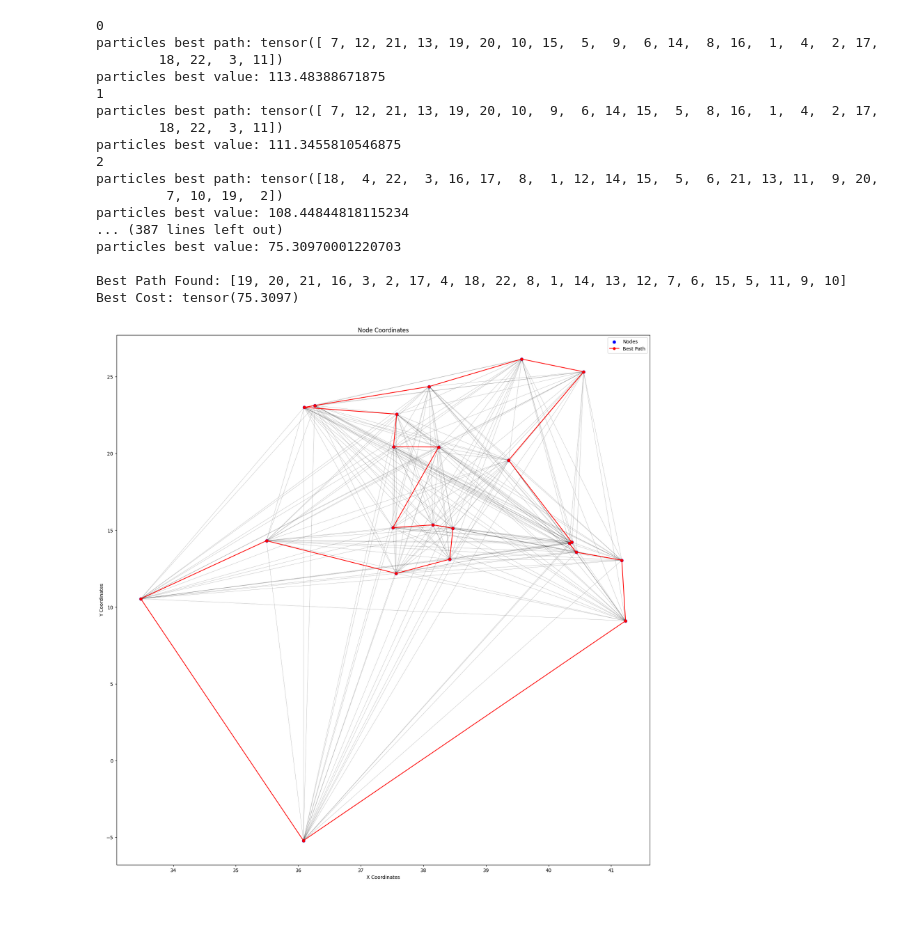
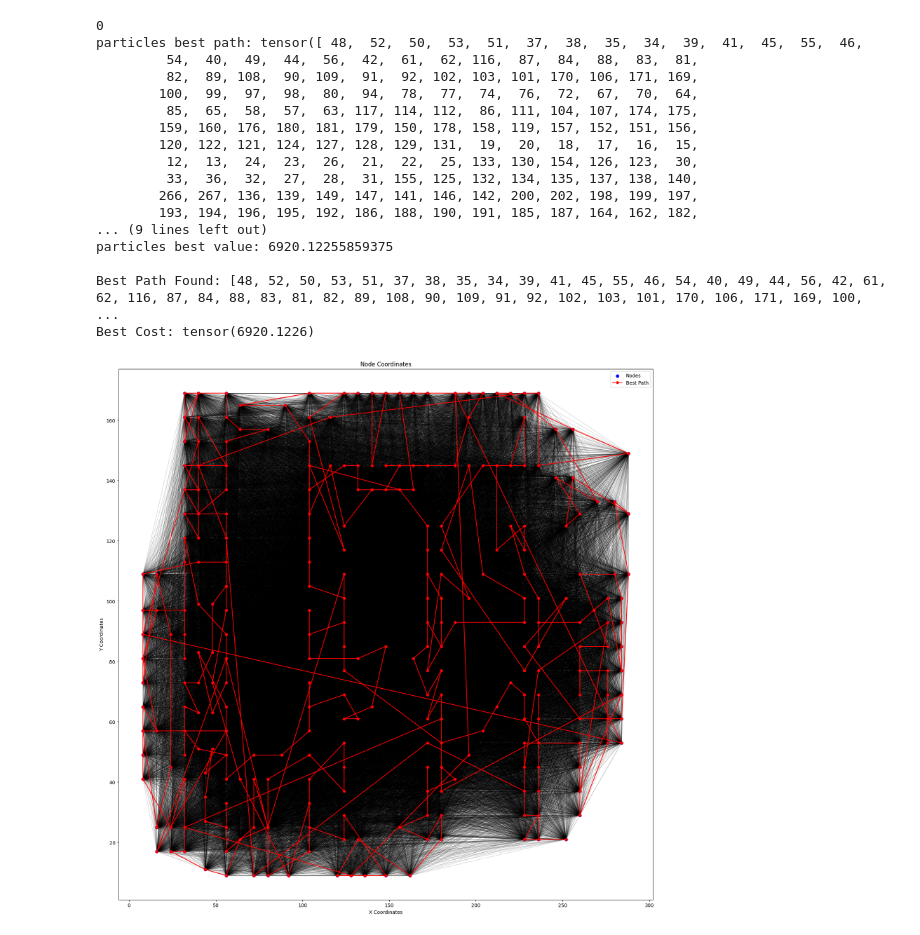
Before and after one commit to arjy143/Solving-TSP-using-particle-swarm-optimisation, a Jupyter notebook: ulysses22_notebook.ipynb, the cells around one changed output. Drawn from its saved outputs; the diff is of its cells as text; code cells hidden in the pictures.

```diff
--- a/ulysses22_notebook.ipynb
+++ b/ulysses22_notebook.ipynb
@@ -49,22 +49,23 @@ def compute_distance_matrix(coordinatesTensor):
 
     return distance_matrix
 # %%
-response = requests.get("https://raw.githubusercontent.com/mastqe/tsplib/refs/heads/master/ulysses22.tsp")
+response = requests.get("https://raw.githubusercontent.com/mastqe/tsplib/refs/heads/master/a280.tsp")
 ulysses22 = TspParser(response.text)
 distance_matrix = compute_distance_matrix(ulysses22.coordinatesTensor)
 # %%
-def plotBestPath(nodeCoordinates, distance_matrix, best_path):
+def plotBestPath(nodeCoordinates, distance_matrix, best_path, plotAllEdges=False):
     xCoords = [coord[0] for coord in nodeCoordinates.values()]
     yCoords = [coord[1] for coord in nodeCoordinates.values()]
     plt.figure(figsize=(20, 20))
     plt.scatter(xCoords, yCoords, c='blue', marker='o', label='Nodes')
     nodeCount = len(nodeCoordinates)
-    for i in range(1, nodeCount + 1):
-        for j in range(i + 1, nodeCount + 1):
-            if distance_matrix[i, j] > 0:
-                x1, y1 = nodeCoordinates[i ]
-                x2, y2 = nodeCoordinates[j]
-                plt.plot([x1, x2], [y1, y2], 'k-', lw=0.5, alpha=0.3)
+    if plotAllEdges:
+        for i in range(1, nodeCount + 1):
+            for j in range(i + 1, nodeCount + 1):
+                if distance_matrix[i, j] > 0:
+                    x1, y1 = nodeCoordinates[i ]
+                    x2, y2 = nodeCoordinates[j]
+                    plt.plot([x1, x2], [y1, y2], 'k-', lw=0.5, alpha=0.3)
 
     xValues = []
     yValues = []
@@ -229,41 +230,41 @@ class ParticleSwarmOptimiser:
         pass
 # %%
 
-particleCount = 20
-maxIterations = 100
+particleCount = 1
+maxIterations = 1
 inertia = 0.8
 c1 = 1.5
 c2 = 1.5
 pso = ParticleSwarmOptimiser(
     nodeCount=ulysses22.dimension,
     particleCount=particleCount,
     inertia=inertia,
     particleCognition=c1,
     socialInfluence=c2
 )
 
-pso.optimise(distance_matrix_ulysses22, maxIterations)
+pso.optimise(distance_matrix, maxIterations)
 best_path, best_cost = pso.getBestSolution()
 
 print("\nBest Path Found:", best_path.tolist())
 print("Best Cost:", best_cost)
-plotBestPath(ulysses22.nodeCoordinates, distance_matrix_ulysses22, best_path)
+plotBestPath(ulysses22.nodeCoordinates, distance_matrix, best_path)
 # %% [output]
 0
-particles best path: tensor([ 7, 12, 21, 13, 19, 20, 10, 15,  5,  9,  6, 14,  8, 16,  1,  4,  2, 17,
-        18, 22,  3, 11])
-particles best value: 113.48388671875
-1
-particles best path: tensor([ 7, 12, 21, 13, 19, 20, 10,  9,  6, 14, 15,  5,  8, 16,  1,  4,  2, 17,
-        18, 22,  3, 11])
-particles best value: 111.3455810546875
-2
-particles best path: tensor([18,  4, 22,  3, 16, 17,  8,  1, 12, 14, 15,  5,  6, 21, 13, 11,  9, 20,
-         7, 10, 19,  2])
-particles best value: 108.44844818115234
-... (387 lines left out)
-particles best value: 75.30970001220703
+particles best path: tensor([ 48,  52,  50,  53,  51,  37,  38,  35,  34,  39,  41,  45,  55,  46,
+         54,  40,  49,  44,  56,  42,  61,  62, 116,  87,  84,  88,  83,  81,
+         82,  89, 108,  90, 109,  91,  92, 102, 103, 101, 170, 106, 171, 169,
+        100,  99,  97,  98,  80,  94,  78,  77,  74,  76,  72,  67,  70,  64,
+         85,  65,  58,  57,  63, 117, 114, 112,  86, 111, 104, 107, 174, 175,
+        159, 160, 176, 180, 181, 179, 150, 178, 158, 119, 157, 152, 151, 156,
+        120, 122, 121, 124, 127, 128, 129, 131,  19,  20,  18,  17,  16,  15,
+         12,  13,  24,  23,  26,  21,  22,  25, 133, 130, 154, 126, 123,  30,
+         33,  36,  32,  27,  28,  31, 155, 125, 132, 134, 135, 137, 138, 140,
+        266, 267, 136, 139, 149, 147, 141, 146, 142, 200, 202, 198, 199, 197,
+        193, 194, 196, 195, 192, 186, 188, 190, 191, 185, 187, 164, 162, 182,
+... (9 lines left out)
+particles best value: 6920.12255859375
 
-Best Path Found: [19, 20, 21, 16, 3, 2, 17, 4, 18, 22, 8, 1, 14, 13, 12, 7, 6, 15, 5, 11, 9, 10]
-Best Cost: tensor(75.3097)
+Best Path Found: [48, 52, 50, 53, 51, 37, 38, 35, 34, 39, 41, 45, 55, 46, 54, 40, 49, 44, 56, 42, 61, 62, 116, 87, 84, 88, 83, 81, 82, 89, 108, 90, 109, 91, 92, 102, 103, 101, 170, 106, 171, 169, 100, ...
+Best Cost: tensor(6920.1226)
-[figure, old version]
+[figure, new version]
```
